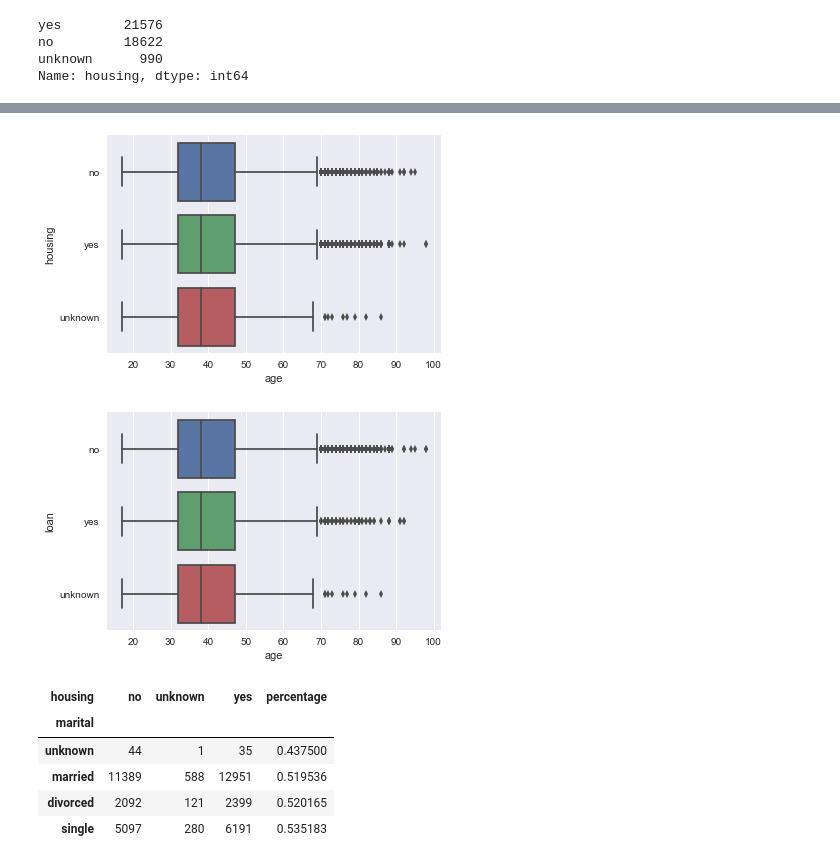
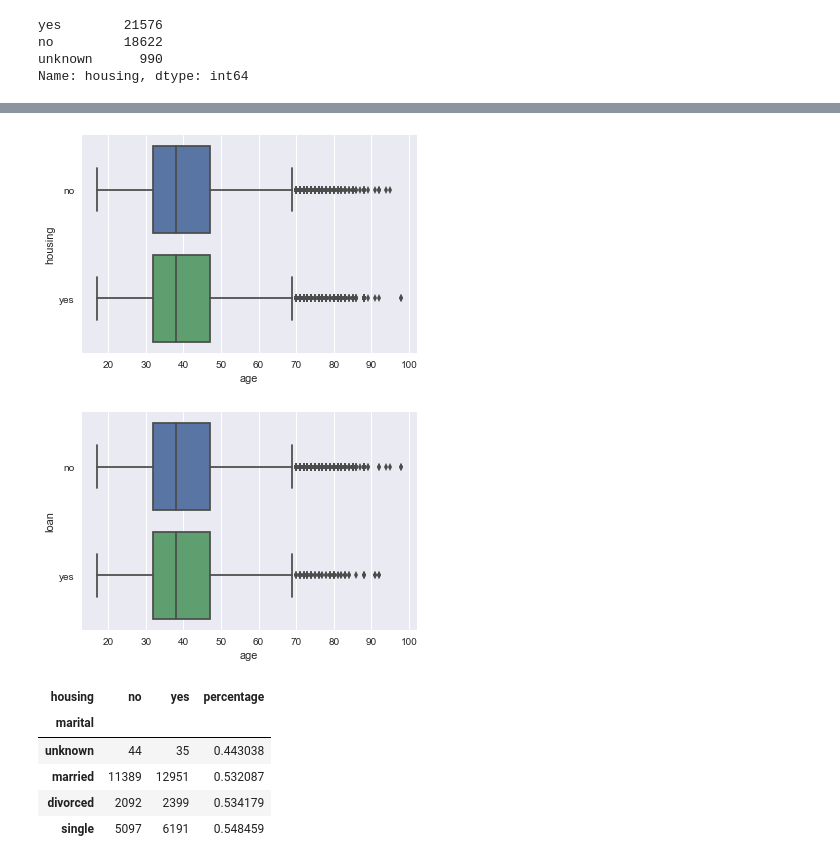
Before and after one commit to yatong2/Springboard, a Jupyter notebook: Capstone_Data_Exploration.ipynb, the cells around one changed output, grey strips where cells are left out. Drawn from its saved outputs; the diff is of its cells as text; code cells hidden in the pictures.

```diff
--- a/Capstone_Data_Exploration.ipynb
+++ b/Capstone_Data_Exploration.ipynb
@@ -37,0 +31,6 @@ Name: loan, dtype: int64
+# %%
+df_loan = dataset[dataset.loan != 'unknown'].reset_index(drop=True) #drop unknown values in loan
+df_housing = dataset[dataset.housing != 'unknown'].reset_index(drop=True) #drop unknown values in housing
+df_loan = df_loan.drop('housing', axis=1)
+df_housing = df_housing.drop('loan', axis=1)#.housing.replace(['yes','no'], [1, 0])
+df_loan.head()
@@ -38,21 +44,24 @@ Name: loan, dtype: int64
 # %%
-sns.boxplot(dataset['age'],dataset['housing'])
+#boxplot on age vs housing
+sns.boxplot(df_housing['age'],df_housing['housing'])
 sns.despine()
 # %% [output]
-[figure, old version]
+[figure, new version]
 # %%
-sns.boxplot(dataset['age'],dataset['loan'])
+#boxplot on age vs loan
+sns.boxplot(df_loan['age'],df_loan['loan'])
 sns.despine()
 # %% [output]
-[figure, old version]
+[figure, new version]
 # %%
-h_m = dataset.groupby(['marital', 'housing']).size().unstack()
-h_m['percentage'] = h_m.yes / (h_m.no + h_m.yes + h_m.unknown)
+#explore the effect of marital status on having a housing loan or not
+h_m = df_housing.groupby(['marital', 'housing']).size().unstack()
+h_m['percentage'] = h_m.yes / (h_m.no + h_m.yes)
 h_m.sort_values('percentage')#.drop(h_m.columns[0:3], axis = 1).plot(kind='bar')
 # %% [output]
-| housing | no | unknown | yes | percentage |
-| marital |  |  |  |  |
-| unknown | 44 | 1 | 35 | 0.437500 |
-| married | 11389 | 588 | 12951 | 0.519536 |
-| divorced | 2092 | 121 | 2399 | 0.520165 |
-| single | 5097 | 280 | 6191 | 0.535183 |
+| housing | no | yes | percentage |
+| marital |  |  |  |
+| unknown | 44 | 35 | 0.443038 |
+| married | 11389 | 12951 | 0.532087 |
+| divorced | 2092 | 2399 | 0.534179 |
+| single | 5097 | 6191 | 0.548459 |
```
Also changed, not shown: parts of 12 cells of this notebook.
